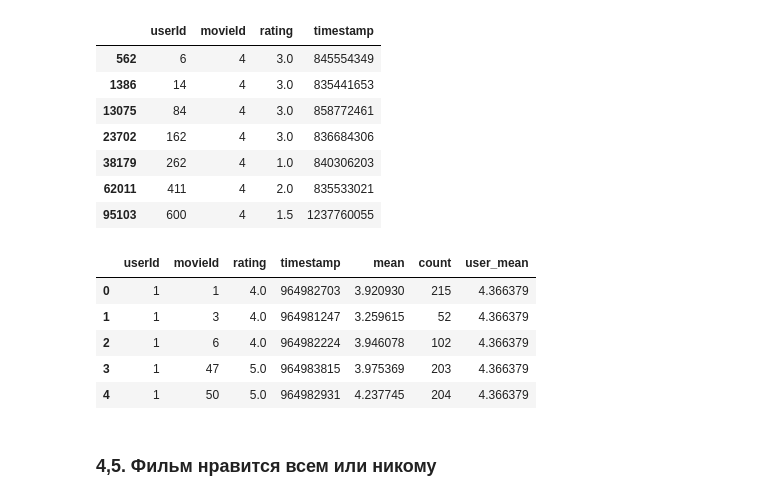
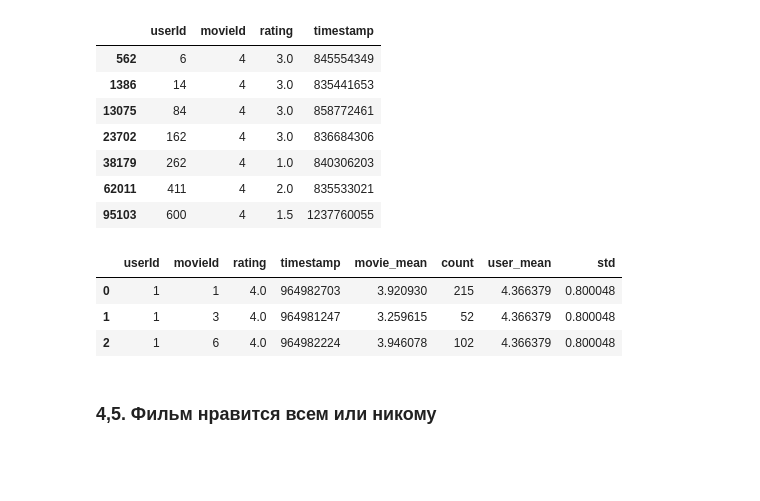
Before and after one commit to Albinamkh21/ds_hw, a Jupyter notebook: hw_recommendation.ipynb, the cells around one changed output. Cells and saved outputs as stored; diff of their text form; code cells hidden in the pictures; blank space fills up the shorter version.

```diff
--- a/hw_recommendation.ipynb
+++ b/hw_recommendation.ipynb
@@ -255,20 +255,18 @@ rt[rt['movieId']==4]
 # %%
 df = pd.merge(rt,avr, how = 'inner',left_on="movieId" , right_on="movieId" )
 # %%
-avr2 = rt.groupby(['userId'], as_index=False)['userId', 'rating'].agg('mean')
+avr2 = rt.groupby(['userId'], as_index=False)['rating'].agg(['mean', 'std'])
 # %%
 df = pd.merge(df,avr2, how = 'inner',left_on="userId" , right_on="userId" )
 # %%
-df= df.rename(index=str, columns={"rating_x": "rating", "rating_y": "movie_mean", "rating_y": "user_mean"})
+df= df.rename(index=str, columns={"rating_x": "rating", "mean_x": "movie_mean", "mean_y": "user_mean"})
 # %%
-df.head()
+df.head(3)
 # %% [output]
-|  | userId | movieId | rating | timestamp | mean | count | user_mean |
-| 0 | 1 | 1 | 4.0 | 964982703 | 3.920930 | 215 | 4.366379 |
-| 1 | 1 | 3 | 4.0 | 964981247 | 3.259615 | 52 | 4.366379 |
-| 2 | 1 | 6 | 4.0 | 964982224 | 3.946078 | 102 | 4.366379 |
-| 3 | 1 | 47 | 5.0 | 964983815 | 3.975369 | 203 | 4.366379 |
-| 4 | 1 | 50 | 5.0 | 964982931 | 4.237745 | 204 | 4.366379 |
+|  | userId | movieId | rating | timestamp | movie_mean | count | user_mean | std |
+| 0 | 1 | 1 | 4.0 | 964982703 | 3.920930 | 215 | 4.366379 | 0.800048 |
+| 1 | 1 | 3 | 4.0 | 964981247 | 3.259615 | 52 | 4.366379 | 0.800048 |
+| 2 | 1 | 6 | 4.0 | 964982224 | 3.946078 | 102 | 4.366379 | 0.800048 |
 # %% [markdown]
 ### 4,5. Фильм нравится всем или никому
 # %%
```
Also changed, not shown: parts of 15 cells of this notebook.
